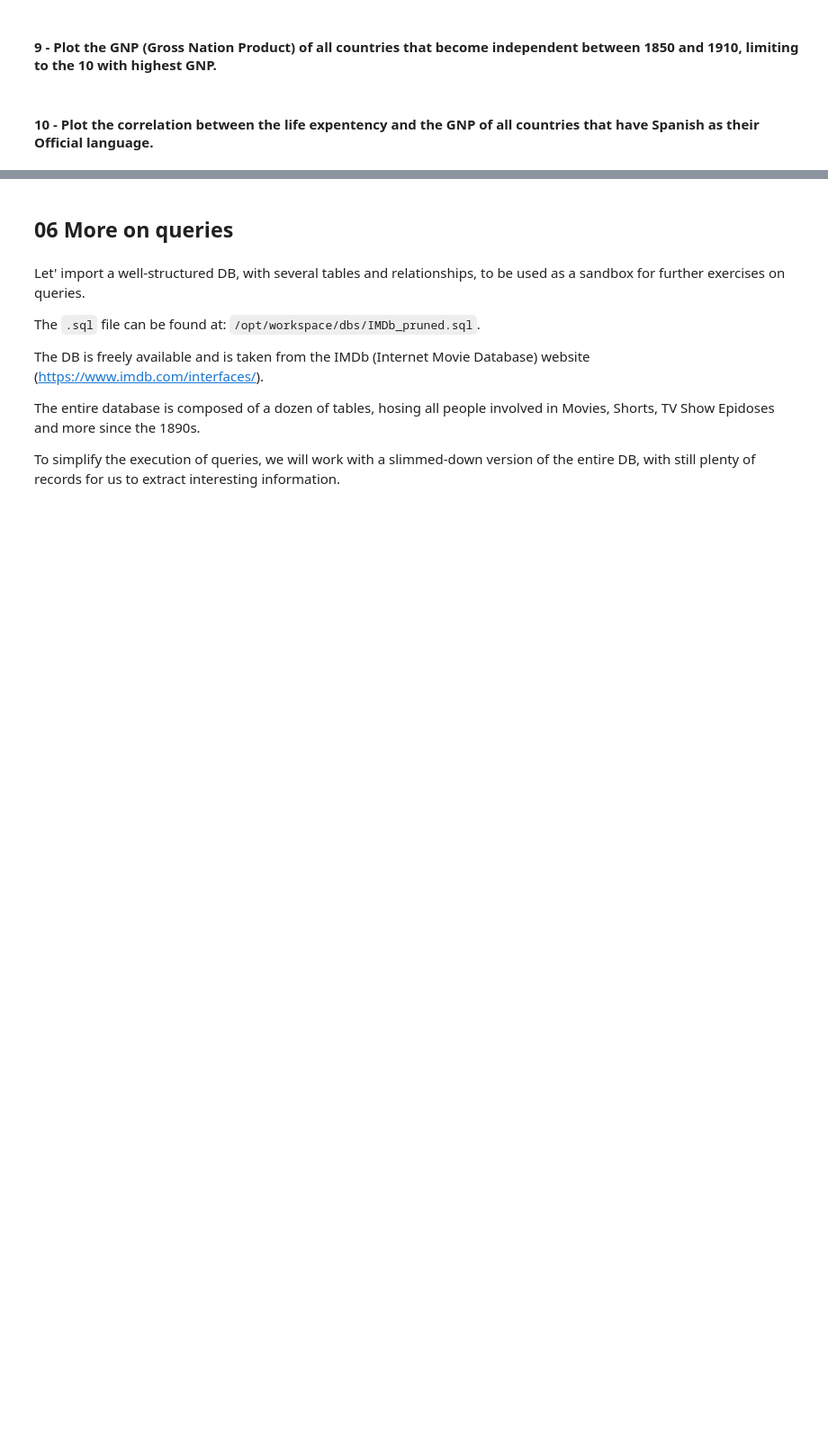
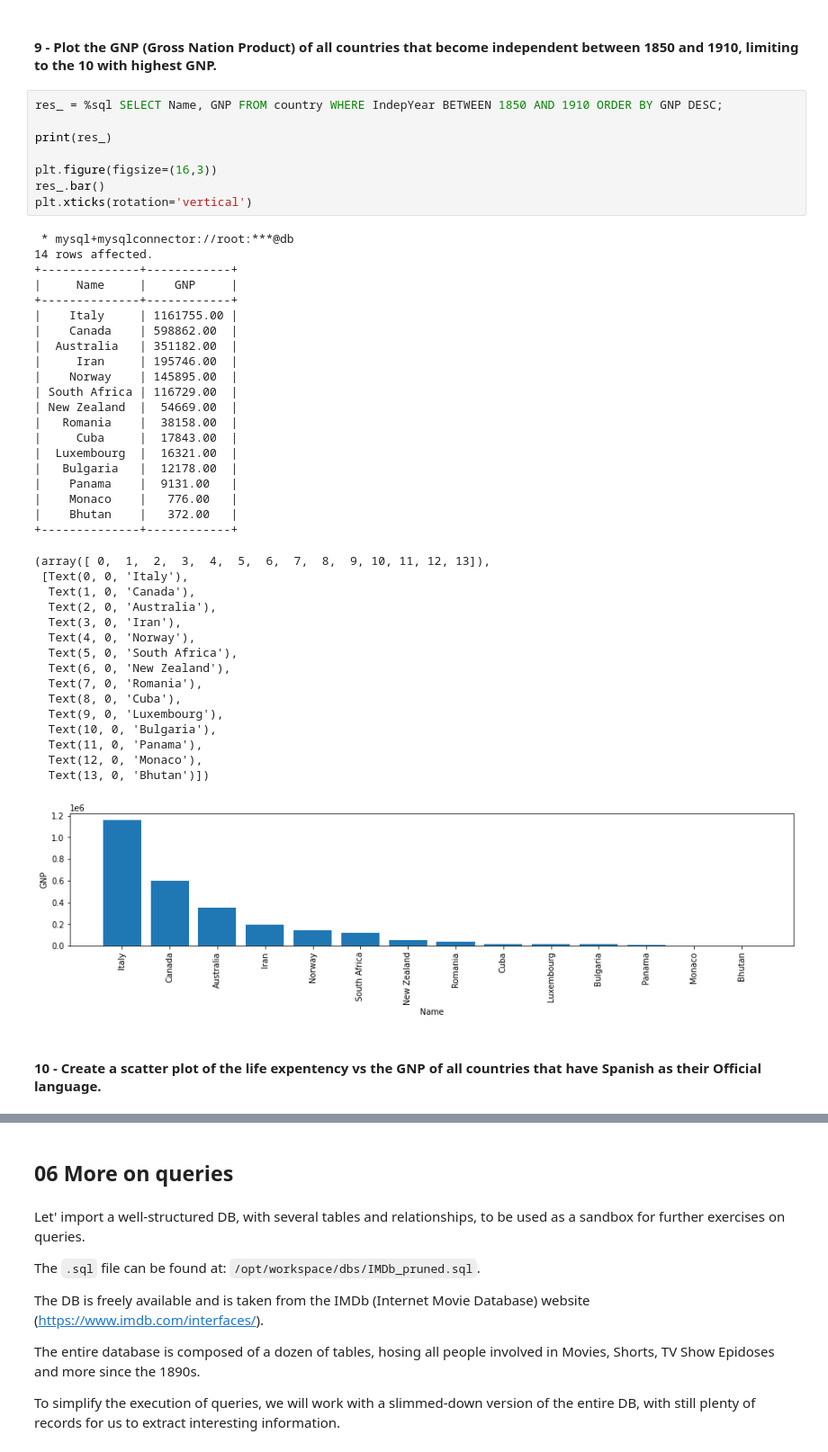
Before and after one commit to jpazzini/MAPD-B, a Jupyter notebook: mysql/notebooks/MySQL.ipynb, the cells around one changed output, grey strips where cells are left out. Shown at 90% size. Drawn from its saved outputs; the diff is of its cells as text; blank space fills up the shorter version.

Commit message:
mysql notebooks aligned with 2022 branch

```diff
--- a/mysql/notebooks/MySQL.ipynb
+++ b/mysql/notebooks/MySQL.ipynb
@@ -813,4 +1756,49 @@ Suggestions:
 # %% [markdown]
 #### 9 - Plot the GNP (Gross Nation Product) of all countries that become independent between 1850 and 1910, limiting to the 10 with highest GNP.
+# %%
+res_ = %sql SELECT Name, GNP FROM country WHERE IndepYear BETWEEN 1850 AND 1910 ORDER BY GNP DESC;
+
+print(res_)
+
+plt.figure(figsize=(16,3))
+res_.bar()
+plt.xticks(rotation='vertical')
+# %% [output]
+ * mysql+mysqlconnector://root:***@db
+14 rows affected.
++--------------+------------+
+|     Name     |    GNP     |
++--------------+------------+
+|    Italy     | 1161755.00 |
+|    Canada    | 598862.00  |
+|  Australia   | 351182.00  |
+|     Iran     | 195746.00  |
+|    Norway    | 145895.00  |
+| South Africa | 116729.00  |
+| New Zealand  |  54669.00  |
+|   Romania    |  38158.00  |
+|     Cuba     |  17843.00  |
+|  Luxembourg  |  16321.00  |
+|   Bulgaria   |  12178.00  |
+|    Panama    |  9131.00   |
+|    Monaco    |   776.00   |
+|    Bhutan    |   372.00   |
++--------------+------------+
+(array([ 0,  1,  2,  3,  4,  5,  6,  7,  8,  9, 10, 11, 12, 13]),
+ [Text(0, 0, 'Italy'),
+  Text(1, 0, 'Canada'),
+  Text(2, 0, 'Australia'),
+  Text(3, 0, 'Iran'),
+  Text(4, 0, 'Norway'),
+  Text(5, 0, 'South Africa'),
+  Text(6, 0, 'New Zealand'),
+  Text(7, 0, 'Romania'),
+  Text(8, 0, 'Cuba'),
+  Text(9, 0, 'Luxembourg'),
+  Text(10, 0, 'Bulgaria'),
+  Text(11, 0, 'Panama'),
+  Text(12, 0, 'Monaco'),
+  Text(13, 0, 'Bhutan')])
+[figure, added]
 # %% [markdown]
-#### 10 - Plot the correlation between the life expentency and the GNP of all countries that have Spanish as their Official language.
+#### 10 - Create a scatter plot of the life expentency vs the GNP of all countries that have Spanish as their Official language.
```
Also changed, not shown: parts of 98 cells of this notebook, 1 other file.
